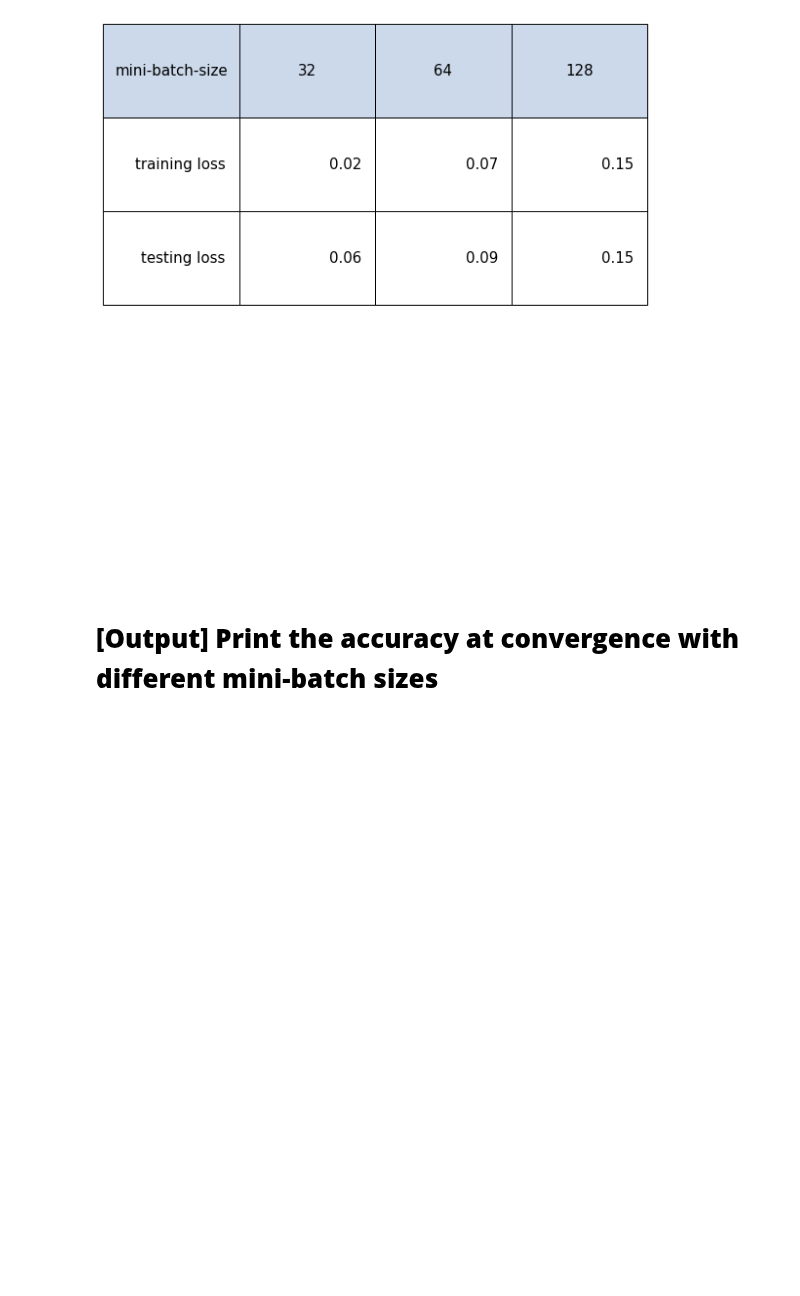
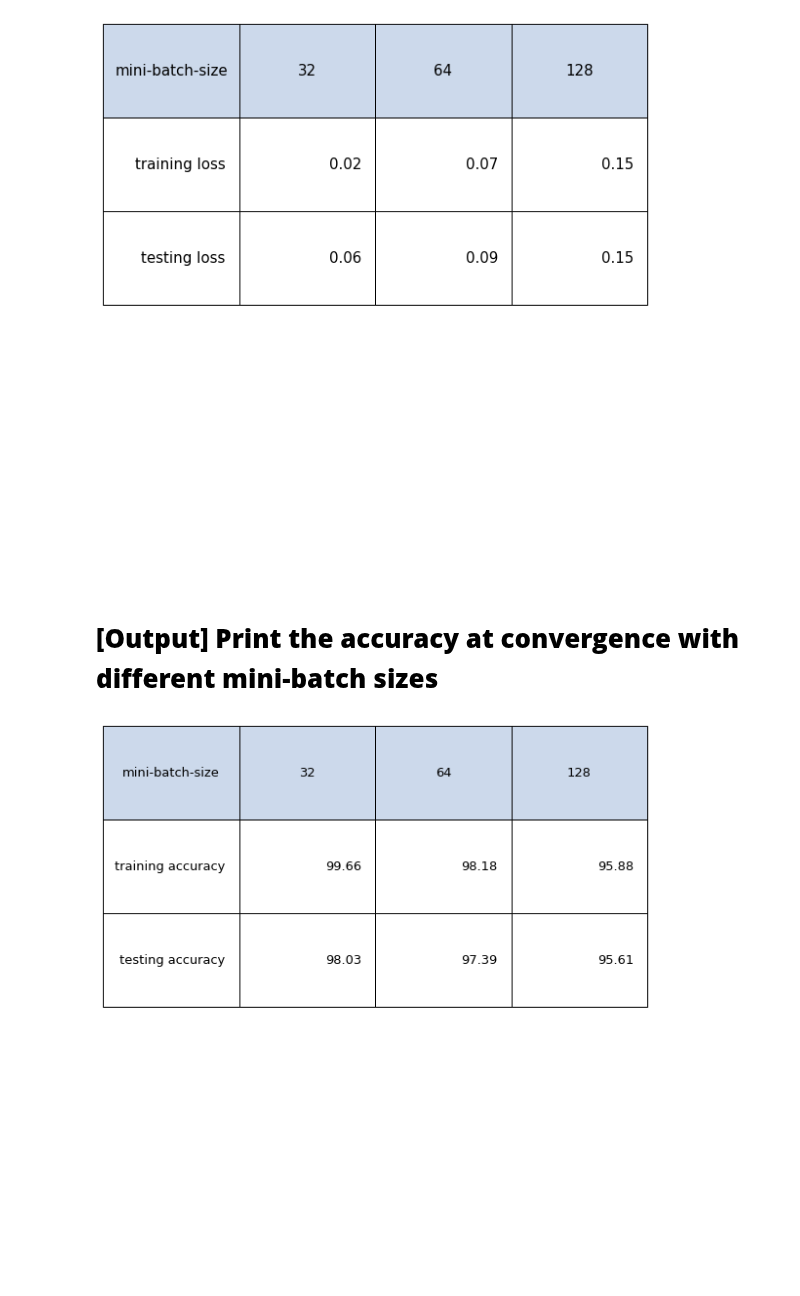
Before and after one commit to thdgmltjd123/MLProject, a Jupyter notebook: Assignment09_20150711.ipynb, the cells around one changed output. Drawn from its saved outputs; the diff is of its cells as text; code cells hidden in the pictures; blank space fills up the shorter version.

```diff
--- a/Assignment09_20150711.ipynb
+++ b/Assignment09_20150711.ipynb
@@ -246,15 +246,18 @@ table.scale(2,8)
 # %%
 columns = ["mini-batch-size","32","64","128"]
 cellText = [["training accuracy", round(batch_train_accuracy[0][-1],2),
              round(batch_train_accuracy[1][-1],2), round(batch_train_accuracy[2][-1],2)],
             ["testing accuracy", round(batch_test_accuracy[0][-1],2),
              round(batch_test_accuracy[1][-1],2), round(batch_test_accuracy[2][-1],2)]]
 colors = ["#ccd9eb","#ccd9eb","#ccd9eb","#ccd9eb"]
 fig, ax = plt.subplots(figsize = (5,5))
+plt.axis("off")
 table = ax.table(cellText = cellText,
                  colLabels = columns,
                  colColours = colors,
                  loc = "top"
                  )
 table.set_fontsize(100)
 table.scale(2,8)
+# %% [output]
+[figure, added]
```
